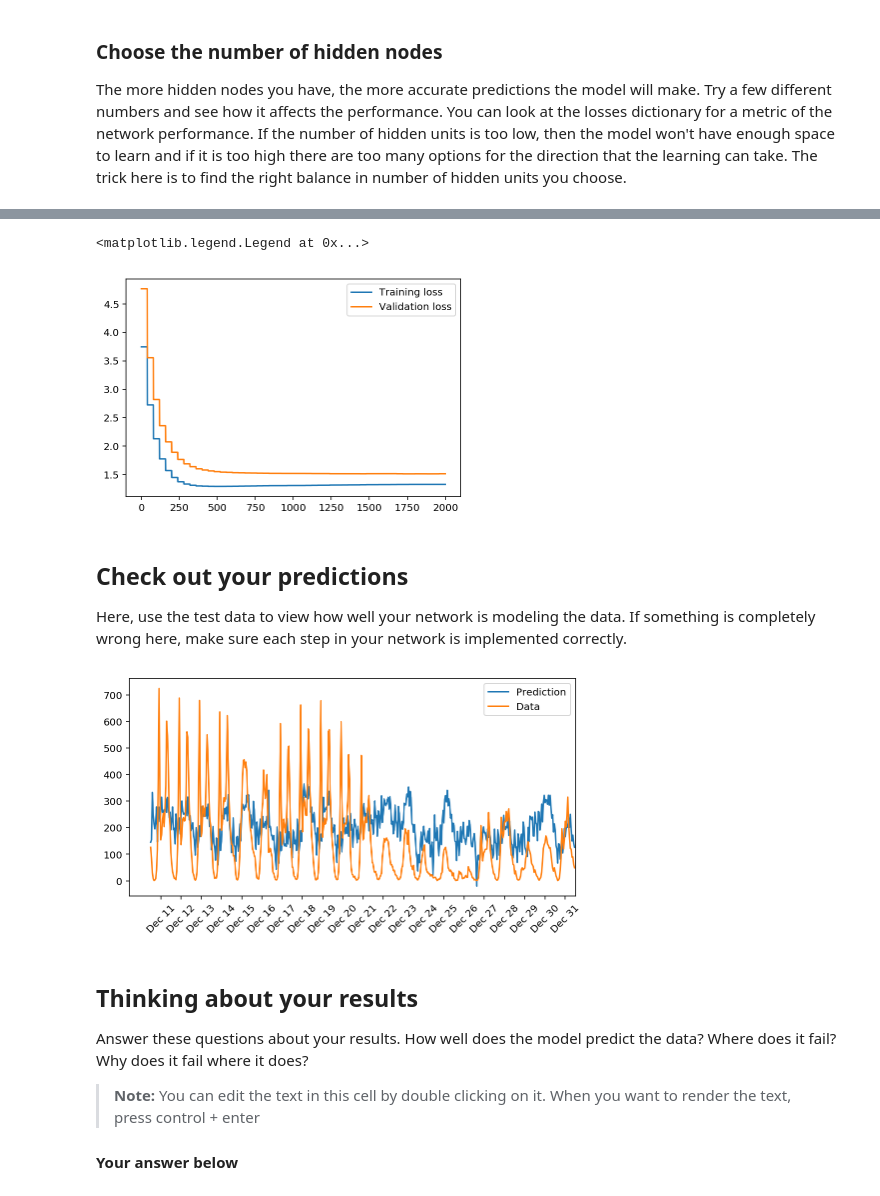
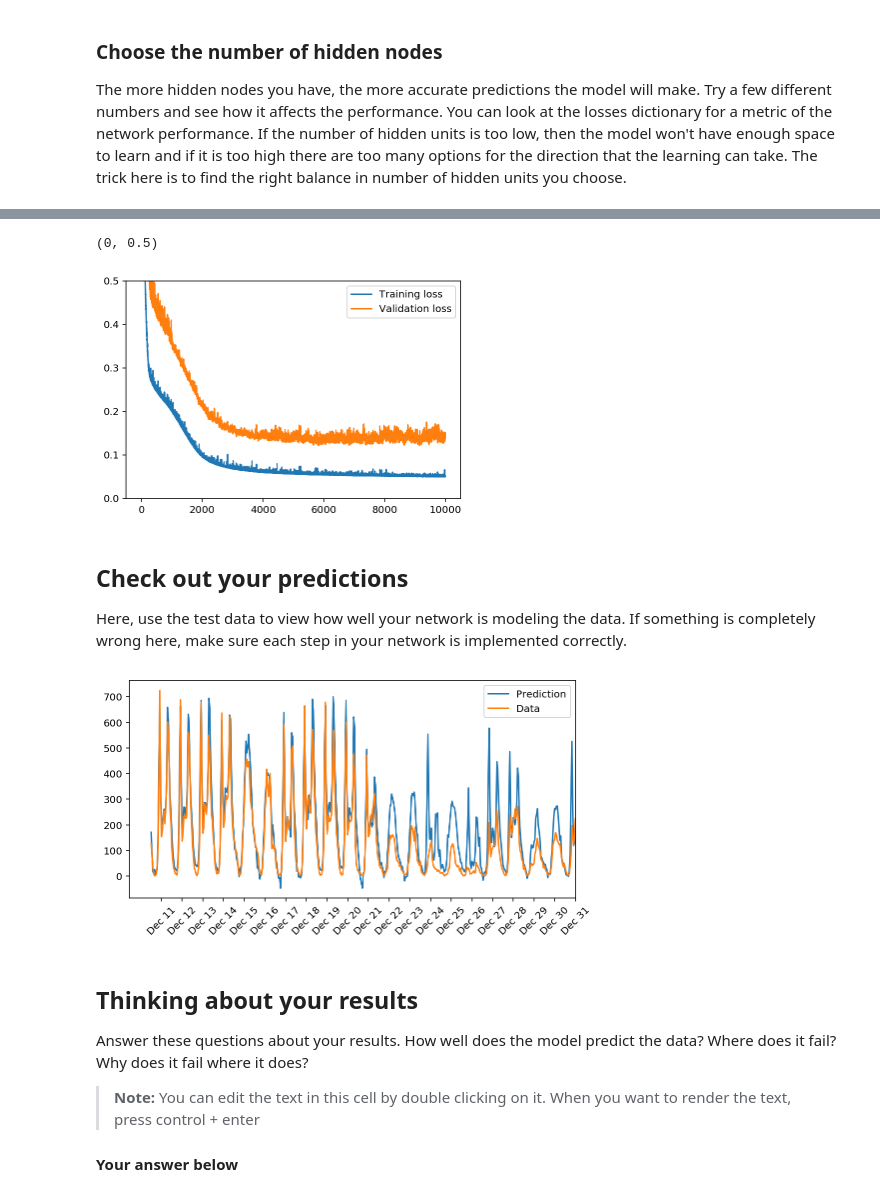
Before and after one commit to sachinruk/DLND-your-first-network, a Jupyter notebook: dlnd-your-first-neural-network.ipynb, the cells around one changed output, grey strips where cells are left out. Saved outputs shown, nothing was run; the diff lists cells and outputs as text; code cells hidden in the pictures.

Commit message:
Finished the bike sharing project with correct targets

```diff
--- a/dlnd-your-first-neural-network.ipynb
+++ b/dlnd-your-first-neural-network.ipynb
@@ -144,19 +144,20 @@ class NeuralNetwork(object):
 
     def train(self, inputs_list, targets_list):
         # Convert inputs list to 2d array
-        inputs = np.array(inputs_list, ndmin=2)
-        targets = np.array(targets_list, ndmin=2)
-        n_batch = inputs.shape[0]
+        inputs = np.array(inputs_list, ndmin=2).T
+        targets = np.array(targets_list, ndmin=2).T
 #         print(inputs.shape)
 #         print(targets.shape)
         #### Implement the forward pass here ####
         ### Forward pass ###
         # TODO: Hidden layer
-        hidden_inputs = inputs.dot(self.weights_input_to_hidden.T)# signals into hidden layer
+#         hidden_inputs = inputs.dot(self.weights_input_to_hidden.T)# signals into hidden layer
+        hidden_inputs = self.weights_input_to_hidden.dot(inputs)
         hidden_outputs = self.activation_function(hidden_inputs)# signals from hidden layer
 
         # TODO: Output layer
-        final_outputs = hidden_outputs.dot(self.weights_hidden_to_output.T)# signals into final output layer
+#         final_outputs = hidden_outputs.dot(self.weights_hidden_to_output.T)# signals into final output layer
+        final_outputs = self.weights_hidden_to_output.dot(hidden_outputs)
 #         final_outputs = self.activation_function(final_inputs) # signals from final output layer
 
         #### Implement the backward pass here ####
@@ -164,29 +165,28 @@ class NeuralNetwork(object):
 
         # TODO: Output error
         output_errors = targets - final_outputs # Output layer error is the difference between desired target and actual output.
-
         # TODO: Backpropagated error
         hidden_errors = output_errors # errors propagated to the hidden layer *(final_outputs*(1-final_outputs))
-        hidden_grad = hidden_errors.dot(self.weights_hidden_to_output)*\
+        hidden_grad = self.weights_hidden_to_output.T.dot(hidden_errors)*\
                         (hidden_outputs*(1-hidden_outputs))# hidden layer gradients
 
         # TODO: Update the weights
-        self.weights_hidden_to_output += self.lr/n_batch*hidden_errors.T.dot(hidden_outputs)# update hidden-to-output weights with gradient descent step
-        self.weights_input_to_hidden += self.lr/n_batch*hidden_grad.T.dot(inputs)# update input-to-hidden weights with gradient descent step
+        self.weights_hidden_to_output += self.lr*hidden_errors.dot(hidden_outputs.T)# update hidden-to-output weights with gradient descent step
+        self.weights_input_to_hidden += self.lr*hidden_grad.dot(inputs.T)# update input-to-hidden weights with gradient descent step
 
 
     def run(self, inputs_list):
         # Run a forward pass through the network
-        inputs = np.array(inputs_list, ndmin=2)
+        inputs = np.array(inputs_list, ndmin=2).T
 
         #### Implement the forward pass here ####
         # TODO: Hidden layer
-        hidden_inputs = inputs.dot(self.weights_input_to_hidden.T)# signals into hidden layer
+        hidden_inputs = self.weights_input_to_hidden.dot(inputs) # signals into hidden layer
         hidden_outputs = self.activation_function(hidden_inputs)# signals from hidden layer
 
         # TODO: Output layer
 #         final_inputs =
-        final_outputs = hidden_outputs.dot(self.weights_hidden_to_output.T)# signals into final output layer
+        final_outputs = self.weights_hidden_to_output.dot(hidden_outputs)# signals into final output layer
 
         return final_outputs
 # %%
@@ -208,12 +208,11 @@ This scales the size of weight updates. If this is too big, the weights tend to
 ### Choose the number of hidden nodes
 The more hidden nodes you have, the more accurate predictions the model will make. Try a few different numbers and see how it affects the performance. You can look at the losses dictionary for a metric of the network performance. If the number of hidden units is too low, then the model won't have enough space to learn and if it is too high there are too many options for the direction that the learning can take. The trick here is to find the right balance in number of hidden units you choose.
 # %%
-%%time
 import sys
 
 ### Set the hyperparameters here ###
-epochs = 2000
-learning_rate = 1e-3
+epochs = 10000
+learning_rate = 5e-3
 hidden_nodes = 20
 output_nodes = 1
 
@@ -228,9 +227,8 @@ for e in range(epochs):
 #                               train_targets.ix[batch]['cnt']):
     network.train(train_features.ix[batch].values, train_targets.ix[batch]['cnt'][:,None])
     # Printing out the training progress
-    if e%(epochs//50)==0:
-        train_loss = MSE(network.run(train_features), train_targets['cnt'].values)
-        val_loss = MSE(network.run(val_features), val_targets['cnt'].values)
+    train_loss = MSE(network.run(train_features), train_targets['cnt'].values)
+    val_loss = MSE(network.run(val_features), val_targets['cnt'].values)
     sys.stdout.write("\rProgress: " + str(100 * e/float(epochs))[:4] \
                      + "% ... Training loss: " + str(train_loss)[:5] \
                      + " ... Validation loss: " + str(val_loss)[:5])
@@ -243,11 +240,11 @@ Wall time: 1min 58s
 # %%
 plt.plot(losses['train'], label='Training loss')
 plt.plot(losses['validation'], label='Validation loss')
 plt.legend()
-# plt.ylim(ymax=0.5)
+plt.ylim(ymax=0.5, ymin=0)
 # %% [output]
-<matplotlib.legend.Legend at 0x...>
+(0, 0.5)
-[figure, old version]
+[figure, new version]
 # %% [markdown]
 ## Check out your predictions
 
@@ -257,7 +254,7 @@ fig, ax = plt.subplots(figsize=(8,4))
 
 mean, std = scaled_features['cnt']
 predictions = network.run(test_features)*std + mean
-ax.plot(predictions, label='Prediction')
+ax.plot(predictions[0], label='Prediction')
 ax.plot((test_targets['cnt']*std + mean).values, label='Data')
 ax.set_xlim(right=len(predictions))
 ax.legend()
@@ -267,7 +264,7 @@ dates = dates.apply(lambda d: d.strftime('%b %d'))
 ax.set_xticks(np.arange(len(dates))[12::24])
 _ = ax.set_xticklabels(dates[12::24], rotation=45)
 # %% [output]
-[figure, old version]
+[figure, new version]
 # %% [markdown]
 ## Thinking about your results
 
```
Also changed, not shown: parts of 1 cell of this notebook, 4 other files.
